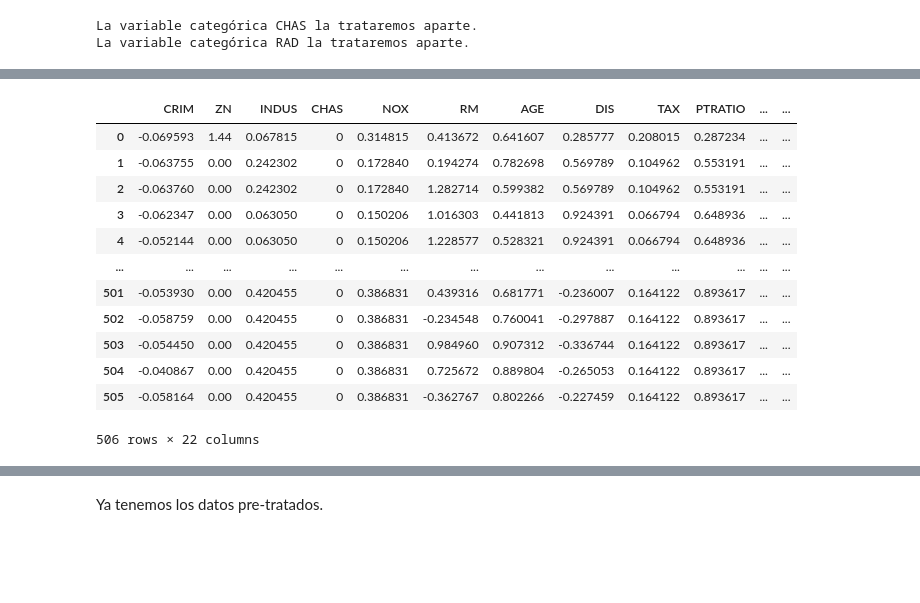
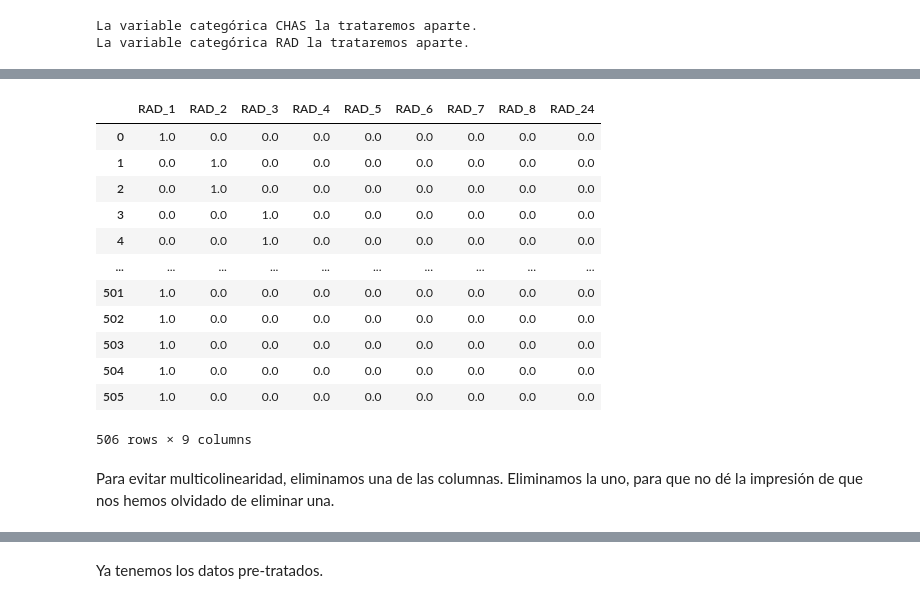
Before and after one commit to karel10/ML_regressions, a Jupyter notebook: Tarea M6 T01.ipynb, the cells around one changed output, grey strips where cells are left out. Saved outputs shown, nothing was run; the diff lists cells and outputs as text; code cells hidden in the pictures; blank space fills up the shorter version.

```diff
--- a/Tarea M6 T01.ipynb
+++ b/Tarea M6 T01.ipynb
@@ -229,6 +265,4 @@ En cambio, no queda muy claro si la variable "RAD" es ordinal (aunque podría se
 # %%
-# Concatenamos el dataframe que tenemos junto con el dataframe que se obtendría de hacer "get_dummies":
-pisos_Boston_escalado = pd.concat([pisos_Boston_escalado, pd.get_dummies(pisos_Boston_escalado['RAD'], prefix='Dummy number'), ], axis=1)
+# Código si no es ordinal: (YA NO LO USAMOS)
+# pisos_Boston_escalado = pd.concat([pisos_Boston_escalado, pd.get_dummies(pisos_Boston_escalado['RAD'], prefix='Dummy number'), ], axis=1)
 # Nota: sin convertir explícitamente el df['RAD'] a (int), aunque ya era un Numpy Int, no daba ceros y unos sino True/False.
-# %%
-pisos_Boston_escalado = pisos_Boston_escalado.drop('RAD', axis=1)
@@ -285,19 +269,29 @@ dummys_binarias
-# %%
-for dummy in dummys_binarias:
-    pisos_Boston_escalado[dummy] = pisos_Boston_escalado[dummy].astype(int)
-# %%
-pisos_Boston_escalado
-# %% [output]
-|  | CRIM | ZN | INDUS | CHAS | NOX | RM | AGE | DIS | TAX | PTRATIO | ... | ... |
-| 0 | -0.069593 | 1.44 | 0.067815 | 0 | 0.314815 | 0.413672 | 0.641607 | 0.285777 | 0.208015 | 0.287234 | ... | ... |
-| 1 | -0.063755 | 0.00 | 0.242302 | 0 | 0.172840 | 0.194274 | 0.782698 | 0.569789 | 0.104962 | 0.553191 | ... | ... |
-| 2 | -0.063760 | 0.00 | 0.242302 | 0 | 0.172840 | 1.282714 | 0.599382 | 0.569789 | 0.104962 | 0.553191 | ... | ... |
-| 3 | -0.062347 | 0.00 | 0.063050 | 0 | 0.150206 | 1.016303 | 0.441813 | 0.924391 | 0.066794 | 0.648936 | ... | ... |
-| 4 | -0.052144 | 0.00 | 0.063050 | 0 | 0.150206 | 1.228577 | 0.528321 | 0.924391 | 0.066794 | 0.648936 | ... | ... |
-| ... | ... | ... | ... | ... | ... | ... | ... | ... | ... | ... | ... | ... |
-| 501 | -0.053930 | 0.00 | 0.420455 | 0 | 0.386831 | 0.439316 | 0.681771 | -0.236007 | 0.164122 | 0.893617 | ... | ... |
-| 502 | -0.058759 | 0.00 | 0.420455 | 0 | 0.386831 | -0.234548 | 0.760041 | -0.297887 | 0.164122 | 0.893617 | ... | ... |
-| 503 | -0.054450 | 0.00 | 0.420455 | 0 | 0.386831 | 0.984960 | 0.907312 | -0.336744 | 0.164122 | 0.893617 | ... | ... |
-| 504 | -0.040867 | 0.00 | 0.420455 | 0 | 0.386831 | 0.725672 | 0.889804 | -0.265053 | 0.164122 | 0.893617 | ... | ... |
-| 505 | -0.058164 | 0.00 | 0.420455 | 0 | 0.386831 | -0.362767 | 0.802266 | -0.227459 | 0.164122 | 0.893617 | ... | ... |
-506 rows × 22 columns
+# %%
+#Código si lo consideramos ordinal:
+
+# Creación de instancia OneHotEncoder
+encoder = OneHotEncoder(sparse=False)
+
+# El encoder hace "fit_transform" sobre la columna ordinal de interés 'RAD' column y "codifica" los valores
+RAD_encoded = encoder.fit_transform(pisos_Boston_escalado[['RAD']])
+
+# Convertir la codificación obtenida a dataframe.
+RAD_encoded_df = pd.DataFrame(RAD_encoded, columns=encoder.get_feature_names_out(['RAD']))
+# %%
+RAD_encoded_df
+# %% [output]
+|  | RAD_1 | RAD_2 | RAD_3 | RAD_4 | RAD_5 | RAD_6 | RAD_7 | RAD_8 | RAD_24 |
+| 0 | 1.0 | 0.0 | 0.0 | 0.0 | 0.0 | 0.0 | 0.0 | 0.0 | 0.0 |
+| 1 | 0.0 | 1.0 | 0.0 | 0.0 | 0.0 | 0.0 | 0.0 | 0.0 | 0.0 |
+| 2 | 0.0 | 1.0 | 0.0 | 0.0 | 0.0 | 0.0 | 0.0 | 0.0 | 0.0 |
+| 3 | 0.0 | 0.0 | 1.0 | 0.0 | 0.0 | 0.0 | 0.0 | 0.0 | 0.0 |
+| 4 | 0.0 | 0.0 | 1.0 | 0.0 | 0.0 | 0.0 | 0.0 | 0.0 | 0.0 |
+| ... | ... | ... | ... | ... | ... | ... | ... | ... | ... |
+| 501 | 1.0 | 0.0 | 0.0 | 0.0 | 0.0 | 0.0 | 0.0 | 0.0 | 0.0 |
+| 502 | 1.0 | 0.0 | 0.0 | 0.0 | 0.0 | 0.0 | 0.0 | 0.0 | 0.0 |
+| 503 | 1.0 | 0.0 | 0.0 | 0.0 | 0.0 | 0.0 | 0.0 | 0.0 | 0.0 |
+| 504 | 1.0 | 0.0 | 0.0 | 0.0 | 0.0 | 0.0 | 0.0 | 0.0 | 0.0 |
+| 505 | 1.0 | 0.0 | 0.0 | 0.0 | 0.0 | 0.0 | 0.0 | 0.0 | 0.0 |
+506 rows × 9 columns
+# %% [markdown]
+Para evitar multicolinearidad, eliminamos una de las columnas. Eliminamos la uno, para que no dé la impresión de que nos hemos olvidado de eliminar una.
```
Also changed, not shown: parts of 38 cells of this notebook.
